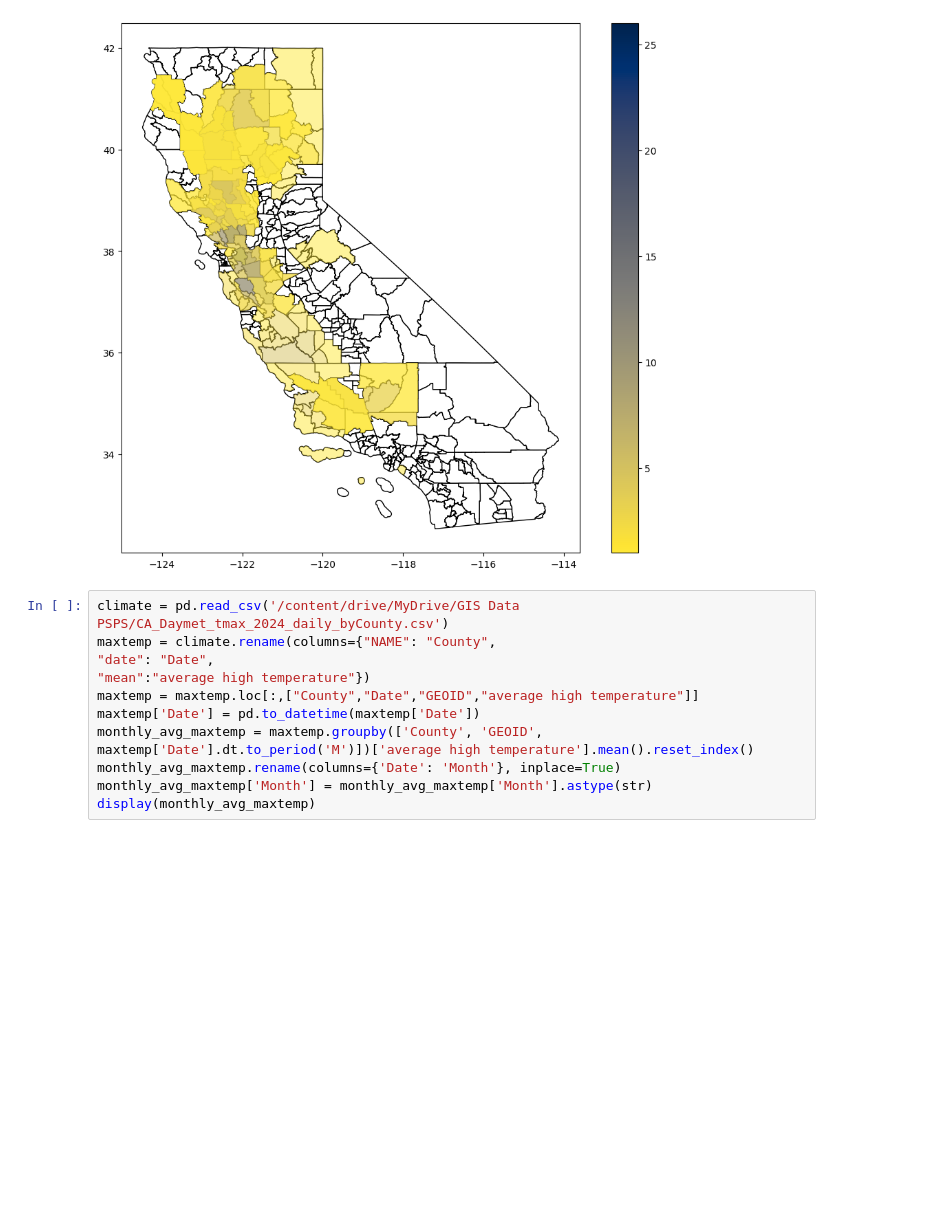
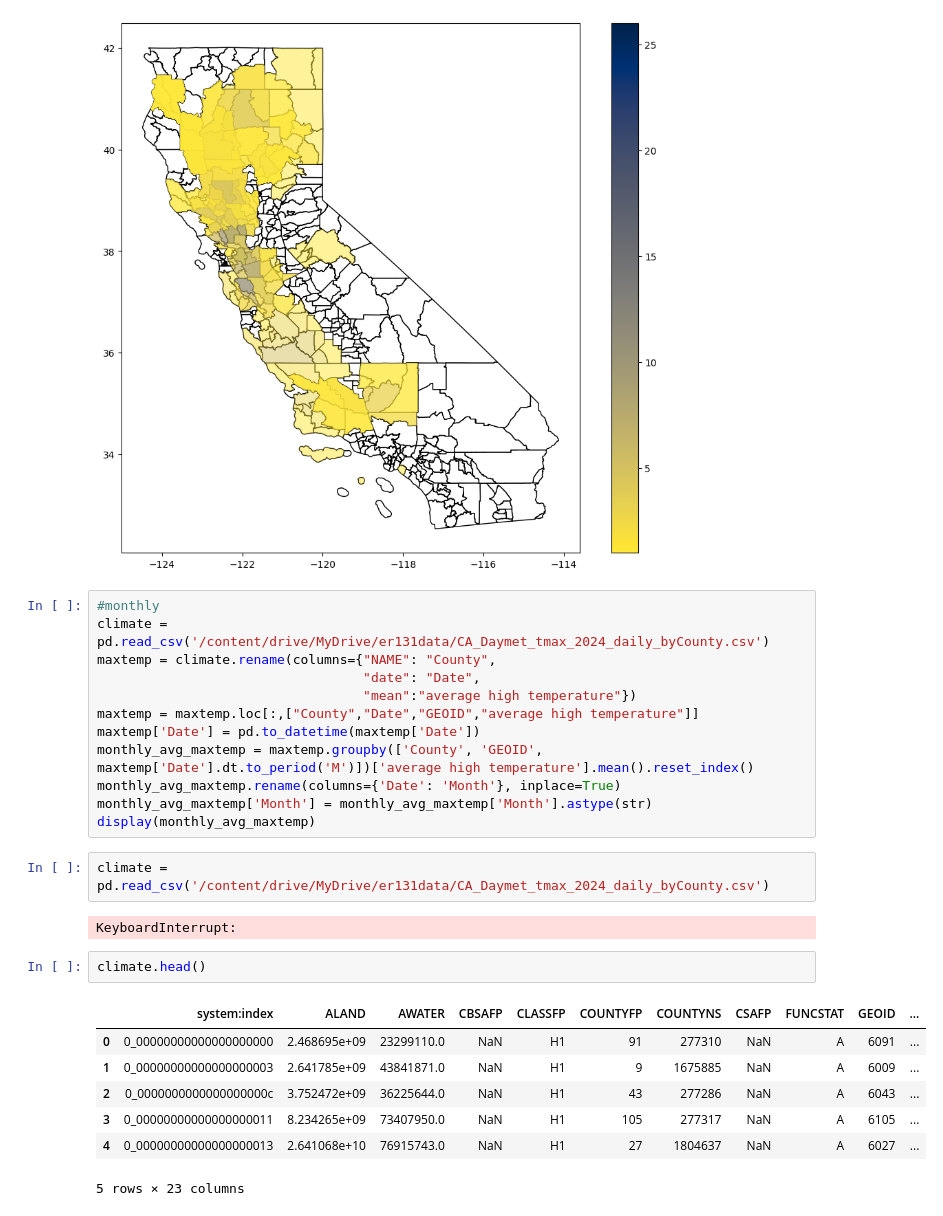
Before and after one commit to JoeyyZhang/ML-based-PSPS-Events-Prediction, a Jupyter notebook: Cleaning_merging.ipynb, the cells around one changed output. Saved outputs shown, nothing was run; the diff lists cells and outputs as text; blank space fills up the shorter version.

```diff
--- a/Cleaning_merging.ipynb
+++ b/Cleaning_merging.ipynb
@@ -259,13 +236,28 @@ Counties_with_counts.plot(column='MaxEvents',ax=ax3, cmap = 'cividis_r', legend=
 <Axes: >
 [figure]
 # %%
-climate = pd.read_csv('/content/drive/MyDrive/GIS Data PSPS/CA_Daymet_tmax_2024_daily_byCounty.csv')
+#monthly
+climate = pd.read_csv('/content/drive/MyDrive/er131data/CA_Daymet_tmax_2024_daily_byCounty.csv')
 maxtemp = climate.rename(columns={"NAME": "County",
-"date": "Date",
-"mean":"average high temperature"})
+                                  "date": "Date",
+                                  "mean":"average high temperature"})
 maxtemp = maxtemp.loc[:,["County","Date","GEOID","average high temperature"]]
 maxtemp['Date'] = pd.to_datetime(maxtemp['Date'])
 monthly_avg_maxtemp = maxtemp.groupby(['County', 'GEOID', maxtemp['Date'].dt.to_period('M')])['average high temperature'].mean().reset_index()
 monthly_avg_maxtemp.rename(columns={'Date': 'Month'}, inplace=True)
 monthly_avg_maxtemp['Month'] = monthly_avg_maxtemp['Month'].astype(str)
 display(monthly_avg_maxtemp)
+# %%
+climate = pd.read_csv('/content/drive/MyDrive/er131data/CA_Daymet_tmax_2024_daily_byCounty.csv')
+# %% [output]
+KeyboardInterrupt:
+# %%
+climate.head()
+# %% [output]
+|  | system:index | ALAND | AWATER | CBSAFP | CLASSFP | COUNTYFP | COUNTYNS | CSAFP | FUNCSTAT | GEOID | ... |
+| 0 | 0_00000000000000000000 | 2.468695e+09 | 23299110.0 | NaN | H1 | 91 | 277310 | NaN | A | 6091 | ... |
+| 1 | 0_00000000000000000003 | 2.641785e+09 | 43841871.0 | NaN | H1 | 9 | 1675885 | NaN | A | 6009 | ... |
+| 2 | 0_0000000000000000000c | 3.752472e+09 | 36225644.0 | NaN | H1 | 43 | 277286 | NaN | A | 6043 | ... |
+| 3 | 0_00000000000000000011 | 8.234265e+09 | 73407950.0 | NaN | H1 | 105 | 277317 | NaN | A | 6105 | ... |
+| 4 | 0_00000000000000000013 | 2.641068e+10 | 76915743.0 | NaN | H1 | 27 | 1804637 | NaN | A | 6027 | ... |
+5 rows × 23 columns
```
Also changed, not shown: parts of 12 cells of this notebook.
